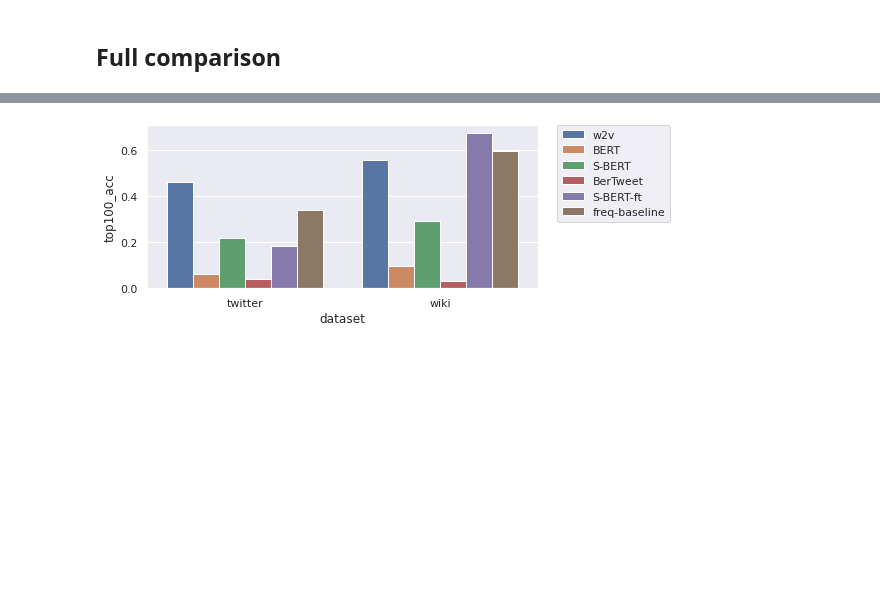
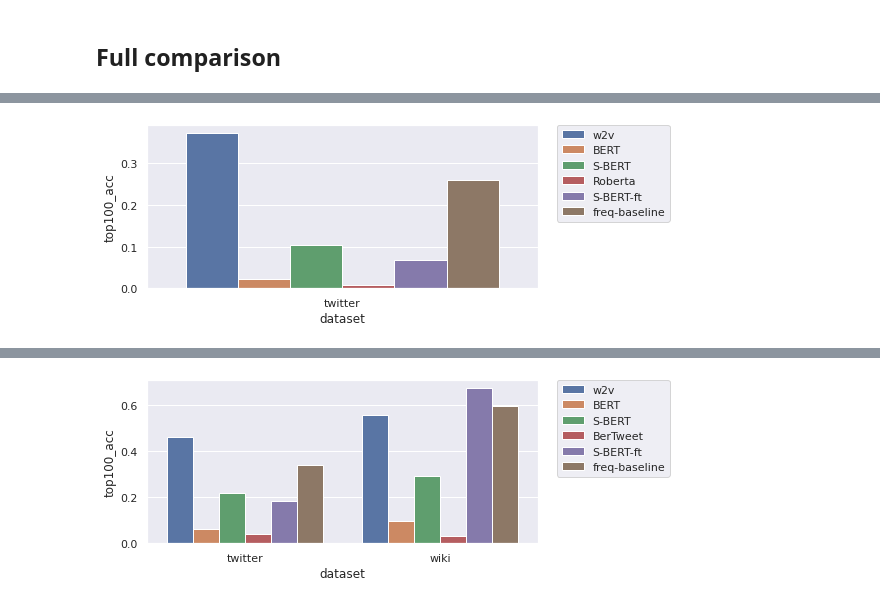
Before and after one commit to navidmdn/identity_embedding, a Jupyter notebook: pi2v.ipynb, the cells around one changed output, grey strips where cells are left out. Saved outputs shown, nothing was run; the diff lists cells and outputs as text; code cells hidden in the pictures; blank space fills up the shorter version.

```diff
--- a/pi2v.ipynb
+++ b/pi2v.ipynb
@@ -515,7 +784,7 @@ with open(f'data/{dataset}-train-{freq}.csv', newline='') as f:
 
 from sentence_transformers import evaluation
 
-with open(f'data/{dataset}-valid.csv', newline='') as f:
+with open(f'data/{dataset}-valid-{freq}.csv', newline='') as f:
     sent1s = []
     sent2s = []
     scores = []
@@ -799,7 +1068,7 @@ Loss after epoch 297: 72536.0
 Loss after epoch 298: 70520.0
 Loss after epoch 299: 65608.0
 # %%
-model_path = f'./models/w2v_negsampling_{dataset}.model'
+model_path = f'./models/w2v_negsampling_{dataset}_{freq}.model'
 w2v_model = Word2Vec.load(model_path)
 # %%
 w2v_model.wv.most_similar('democrat', topn=15)
@@ -1015,7 +1284,7 @@ test_ds_twitter_target_restricted, twitter_target_restricted_pis = create_restri
 
 test_ds_wiki_target_restricted, wiki_target_restricted_pis = create_restricted_target_test_dataset(
     dataset='wiki',
-    vocab=w2v_wiki_negsamp_model.wv.key_to_index,
+    vocab=w2v_wiki_cbow_model.wv.key_to_index,
 )
 # %% [output]
 creating dataset for twitter:
@@ -1363,9 +1632,9 @@ from transformers import AutoTokenizer, AutoModel
 
 
 device = 'cuda:1'
-bertweet_model = AutoModel.from_pretrained("vinai/bertweet-base")
-bertweet_tokenizer = AutoTokenizer.from_pretrained("vinai/bertweet-base", use_fast=False)
+roberta_model = AutoModel.from_pretrained("roberta-base")
+roberta_tokenizer = AutoTokenizer.from_pretrained("roberta-base", use_fast=False)
 
-bertweet_model = bertweet_model.to(device)
-bertweet_model.eval()
+roberta_model = roberta_model.to(device)
+roberta_model.eval()
 # %% [output]
@@ -2785,0 +3042,69 @@ calculating ranks...
+# %%
+import seaborn as sns
+
+sns.set_theme()
+
+import matplotlib.pyplot as plt
+import pandas as pd
+
+df = pd.DataFrame({
+    'model': [
+        'w2v',
+        'BERT',
+        'S-BERT',
+        'Roberta',
+        'S-BERT-ft',
+        'freq-baseline'
+    ],
+    'dataset': [
+        'twitter',
+        'twitter',
+        'twitter',
+        'twitter',
+        'twitter',
+        'twitter',
+    ],
+    'avg_rank': [
+        twitter_w2v_negsample_avgrank,
+        twitter_bert_avg_rank,
+        twitter_sbert_avg_rank,
+        twitter_roberta_avg_rank,
+        twitter_sbertft_avg_rank,
+        twitter_freq_based_avg_rank,
+    ],
+    'avg_score': [
+        twitter_w2v_negsample_avgscore,
+        twitter_bert_avg_score,
+        twitter_sbert_avg_score,
+        twitter_roberta_avg_score,
+        twitter_sbertft_avg_score,
+        None,
+    ],
+    'top100_acc': [
+        twitter_w2v_negsample_top100acc,
+        twitter_bert_top100acc,
+        twitter_sbert_top100acc,
+        twitter_roberta_top100acc,
+        twitter_sbertft_top100acc,
+        twitter_freq_based_top100acc,
+    ],
+})
+
+df.to_csv('fixed_target_results_twitter_only_freq100.csv', header=True, index=False)
+
+plt.figure(figsize=(7,3))
+sns.barplot(data=df, x='dataset', y='top100_acc', hue='model')
+plt.legend(bbox_to_anchor=(1.05, 1), loc='upper left', borderaxespad=0)
+plt.show()
+
+plt.figure(figsize=(7,3))
+sns.barplot(data=df, x='dataset', y='avg_rank', hue='model')
+plt.legend(bbox_to_anchor=(1.05, 1), loc='upper left', borderaxespad=0)
+plt.show()
+
+plt.figure(figsize=(7,3))
+sns.barplot(data=df, x='dataset', y='avg_score', hue='model')
+plt.legend(bbox_to_anchor=(1.05, 1), loc='upper left', borderaxespad=0)
+plt.show()
+# %% [output]
+[figure, added]
```
Also changed, not shown: parts of 48 cells of this notebook, 1 other file.
